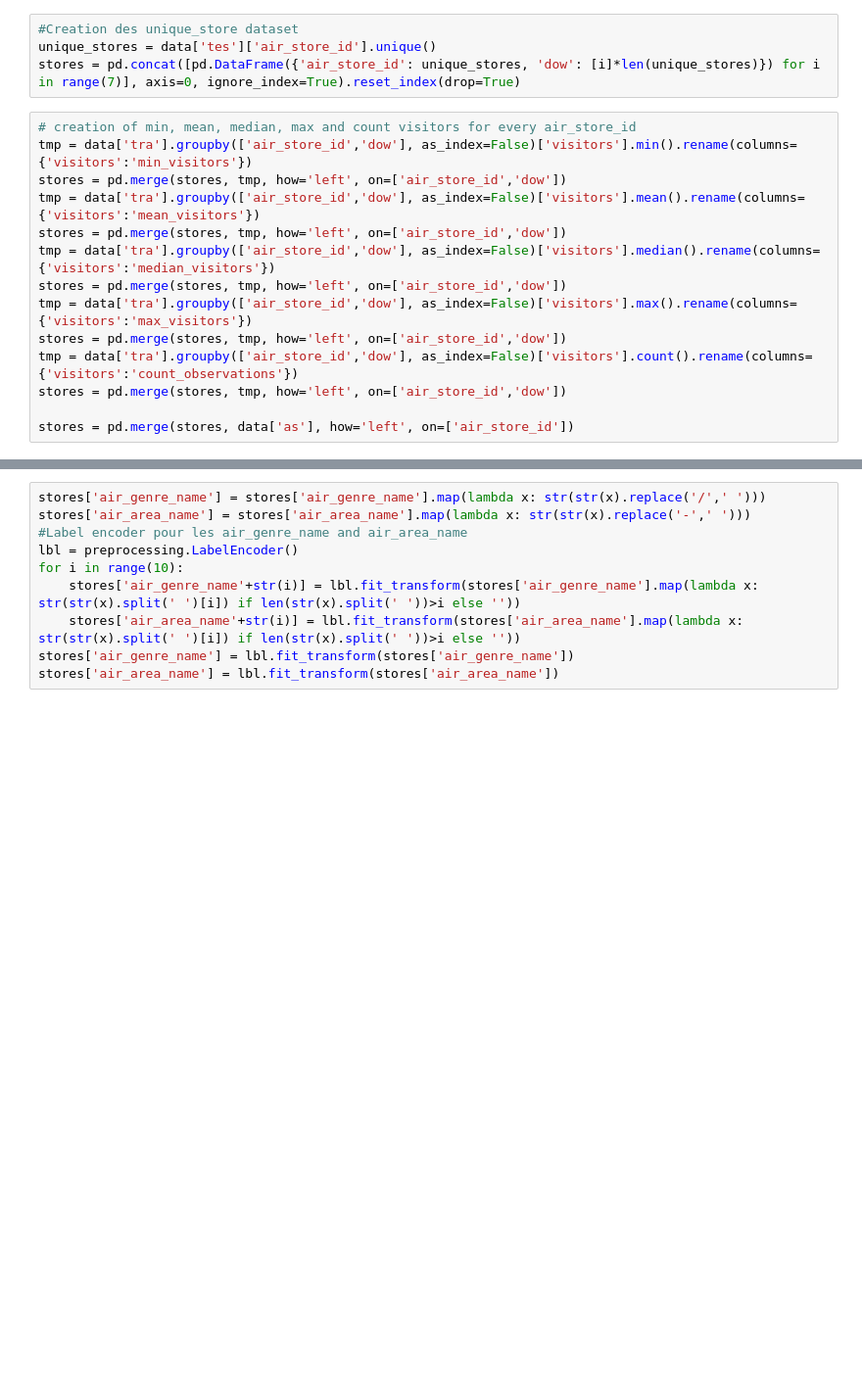
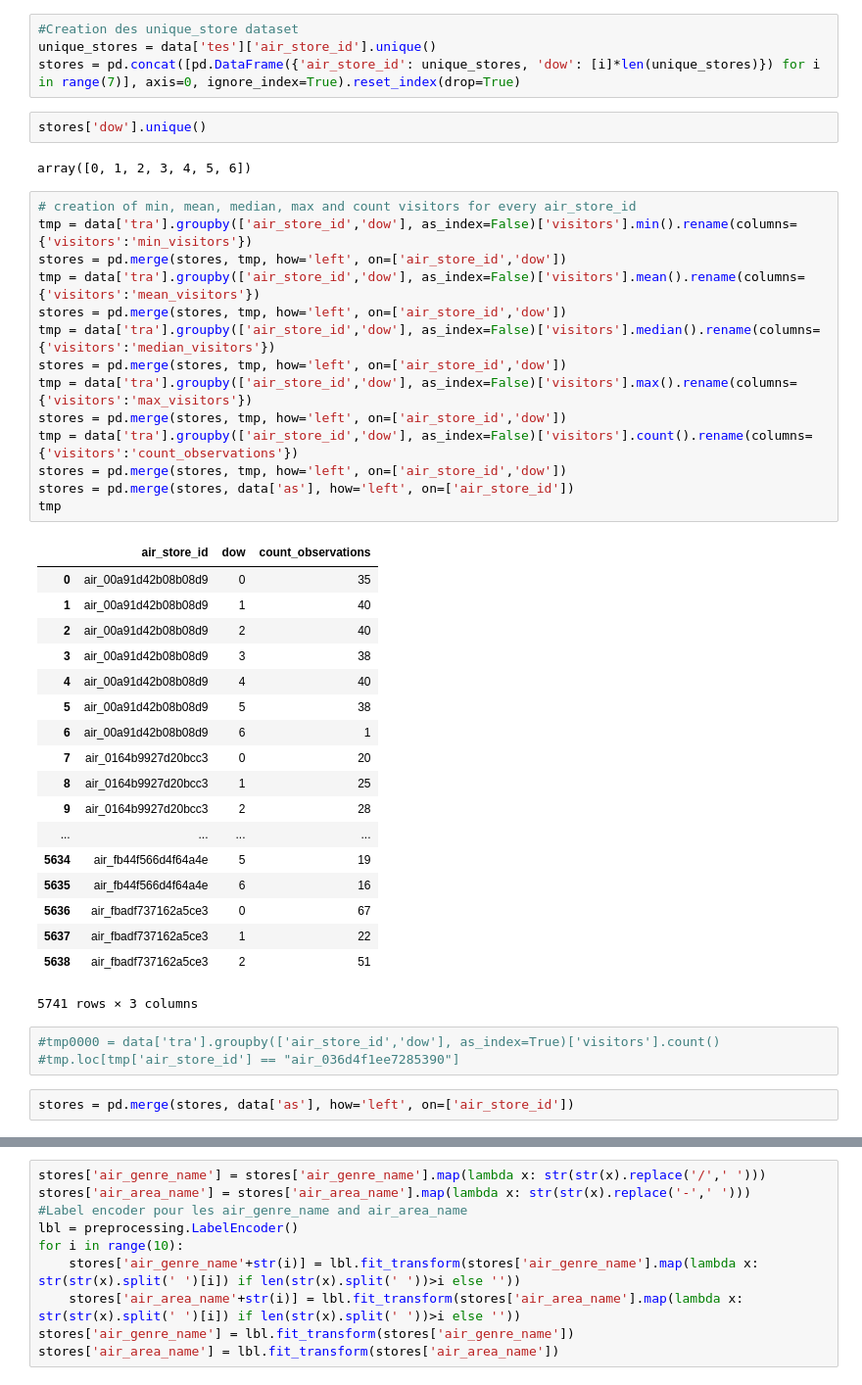
Before and after one commit to jordanvidal/dssp7, a Jupyter notebook: final(1).ipynb, the cells around one changed output, grey strips where cells are left out. Shown: that part at 98% size. Saved outputs shown, nothing was run; the diff lists cells and outputs as text; blank space fills up the shorter version.

```diff
--- a/final(1).ipynb
+++ b/final(1).ipynb
@@ -91,17 +85,45 @@ data['tes']['visit_date'] = data['tes']['visit_date'].dt.date
 #Creation des unique_store dataset
 unique_stores = data['tes']['air_store_id'].unique()
 stores = pd.concat([pd.DataFrame({'air_store_id': unique_stores, 'dow': [i]*len(unique_stores)}) for i in range(7)], axis=0, ignore_index=True).reset_index(drop=True)
+# %%
+stores['dow'].unique()
+# %% [output]
+array([0, 1, 2, 3, 4, 5, 6])
 # %%
 # creation of min, mean, median, max and count visitors for every air_store_id
 tmp = data['tra'].groupby(['air_store_id','dow'], as_index=False)['visitors'].min().rename(columns={'visitors':'min_visitors'})
 stores = pd.merge(stores, tmp, how='left', on=['air_store_id','dow'])
 tmp = data['tra'].groupby(['air_store_id','dow'], as_index=False)['visitors'].mean().rename(columns={'visitors':'mean_visitors'})
 stores = pd.merge(stores, tmp, how='left', on=['air_store_id','dow'])
 tmp = data['tra'].groupby(['air_store_id','dow'], as_index=False)['visitors'].median().rename(columns={'visitors':'median_visitors'})
 stores = pd.merge(stores, tmp, how='left', on=['air_store_id','dow'])
 tmp = data['tra'].groupby(['air_store_id','dow'], as_index=False)['visitors'].max().rename(columns={'visitors':'max_visitors'})
 stores = pd.merge(stores, tmp, how='left', on=['air_store_id','dow'])
 tmp = data['tra'].groupby(['air_store_id','dow'], as_index=False)['visitors'].count().rename(columns={'visitors':'count_observations'})
 stores = pd.merge(stores, tmp, how='left', on=['air_store_id','dow'])
-
 stores = pd.merge(stores, data['as'], how='left', on=['air_store_id'])
+tmp
+# %% [output]
+|  | air_store_id | dow | count_observations |
+| 0 | air_00a91d42b08b08d9 | 0 | 35 |
+| 1 | air_00a91d42b08b08d9 | 1 | 40 |
+| 2 | air_00a91d42b08b08d9 | 2 | 40 |
+| 3 | air_00a91d42b08b08d9 | 3 | 38 |
+| 4 | air_00a91d42b08b08d9 | 4 | 40 |
+| 5 | air_00a91d42b08b08d9 | 5 | 38 |
+| 6 | air_00a91d42b08b08d9 | 6 | 1 |
+| 7 | air_0164b9927d20bcc3 | 0 | 20 |
+| 8 | air_0164b9927d20bcc3 | 1 | 25 |
+| 9 | air_0164b9927d20bcc3 | 2 | 28 |
+| ... | ... | ... | ... |
+| 5634 | air_fb44f566d4f64a4e | 5 | 19 |
+| 5635 | air_fb44f566d4f64a4e | 6 | 16 |
+| 5636 | air_fbadf737162a5ce3 | 0 | 67 |
+| 5637 | air_fbadf737162a5ce3 | 1 | 22 |
+| 5638 | air_fbadf737162a5ce3 | 2 | 51 |
+5741 rows × 3 columns
+# %%
+#tmp0000 = data['tra'].groupby(['air_store_id','dow'], as_index=True)['visitors'].count()
+#tmp.loc[tmp['air_store_id'] == "air_036d4f1ee7285390"]
+# %%
+stores = pd.merge(stores, data['as'], how='left', on=['air_store_id'])
```
Also changed, not shown: parts of 3 cells of this notebook, 3 other files.
